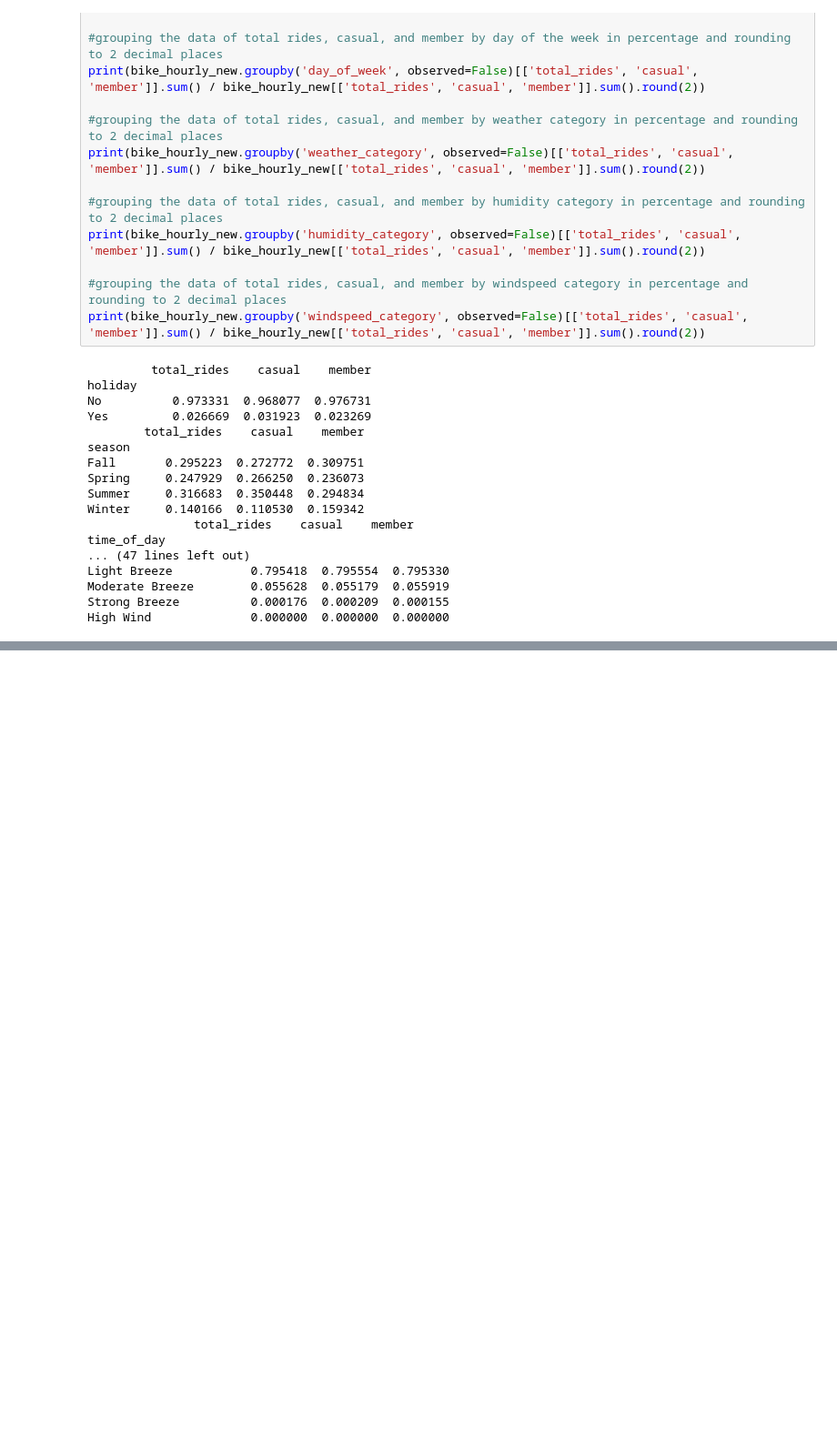
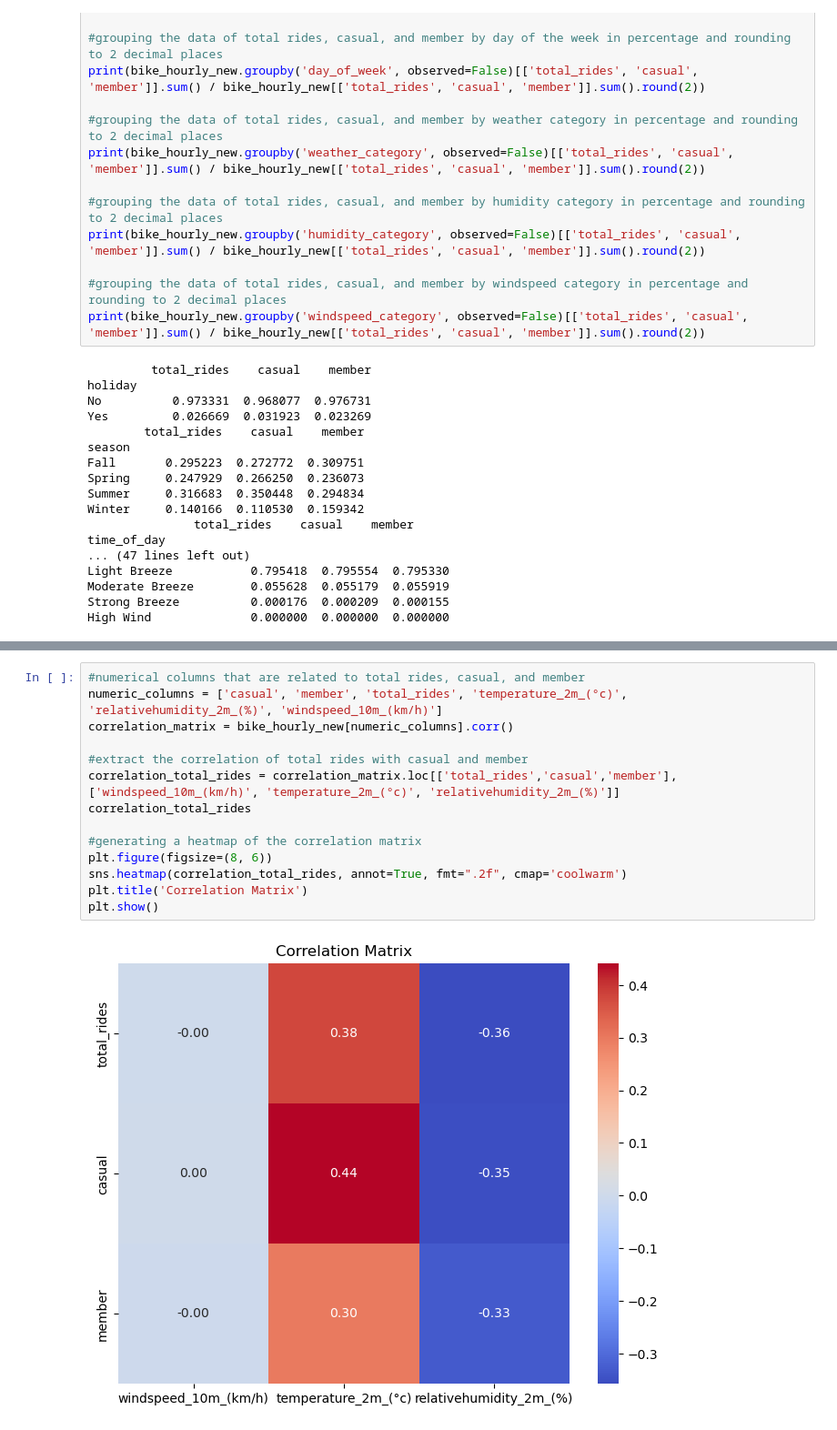
Before and after one commit to rakeshtparayil/capital_bike_share, a Jupyter notebook: capital_bike_share_hour.ipynb, the cells around one changed output, grey strips where cells are left out. Shown at 91% size. Saved outputs shown, nothing was run; the diff lists cells and outputs as text; blank space fills up the shorter version.

```diff
--- a/capital_bike_share_hour.ipynb
+++ b/capital_bike_share_hour.ipynb
@@ -381,0 +409,16 @@ High Wind              0.000000  0.000000  0.000000
+# %%
+#numerical columns that are related to total rides, casual, and member
+numeric_columns = ['casual', 'member', 'total_rides', 'temperature_2m_(°c)', 'relativehumidity_2m_(%)', 'windspeed_10m_(km/h)']
+correlation_matrix = bike_hourly_new[numeric_columns].corr()
+
+#extract the correlation of total rides with casual and member
+correlation_total_rides = correlation_matrix.loc[['total_rides','casual','member'],['windspeed_10m_(km/h)', 'temperature_2m_(°c)', 'relativehumidity_2m_(%)']]
+correlation_total_rides
+
+#generating a heatmap of the correlation matrix
+plt.figure(figsize=(8, 6))
+sns.heatmap(correlation_total_rides, annot=True, fmt=".2f", cmap='coolwarm')
+plt.title('Correlation Matrix')
+plt.show()
+# %% [output]
+[figure, added]
```
Also changed, not shown: parts of 15 cells of this notebook.
